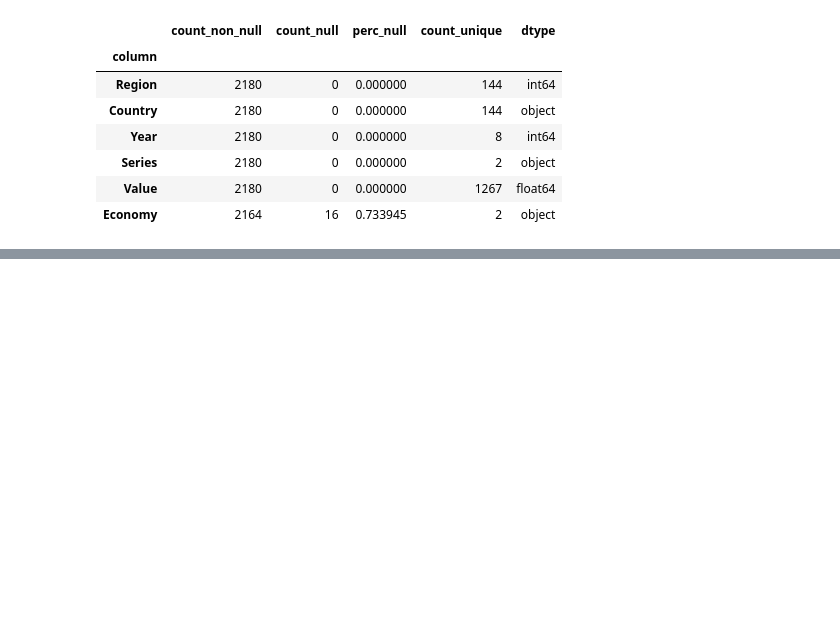
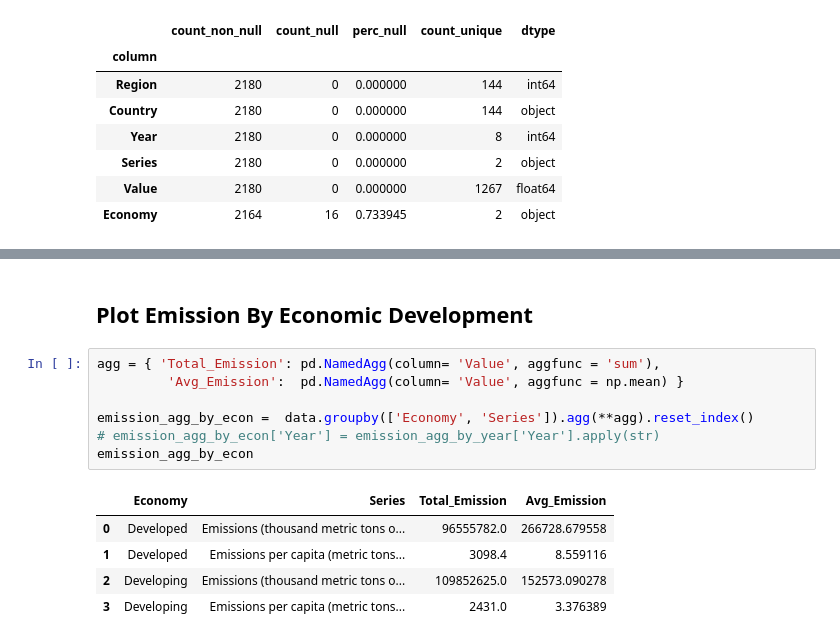
Before and after one commit to ajayrawatsap/MLTraining, a Jupyter notebook: co2_emission.ipynb, the cells around one changed output, grey strips where cells are left out. Saved outputs shown, nothing was run; the diff lists cells and outputs as text; blank space fills up the shorter version.

```diff
--- a/co2_emission.ipynb
+++ b/co2_emission.ipynb
@@ -77 +149,16 @@ column_properties(data)
+# %% [markdown]
+## Plot Emission By Economic Development
+# %%
+agg = { 'Total_Emission': pd.NamedAgg(column= 'Value', aggfunc = 'sum'),
+         'Avg_Emission':  pd.NamedAgg(column= 'Value', aggfunc = np.mean) }
+
+emission_agg_by_econ =  data.groupby(['Economy', 'Series']).agg(**agg).reset_index()
+# emission_agg_by_econ['Year'] = emission_agg_by_year['Year'].apply(str)
+emission_agg_by_econ
+# %% [output]
+|  | Economy | Series | Total_Emission | Avg_Emission |
+| 0 | Developed | Emissions (thousand metric tons o... | 96555782.0 | 266728.679558 |
+| 1 | Developed | Emissions per capita (metric tons... | 3098.4 | 8.559116 |
+| 2 | Developing | Emissions (thousand metric tons o... | 109852625.0 | 152573.090278 |
+| 3 | Developing | Emissions per capita (metric tons... | 2431.0 | 3.376389 |
 # %%
```
Also changed, not shown: parts of 18 cells of this notebook.
